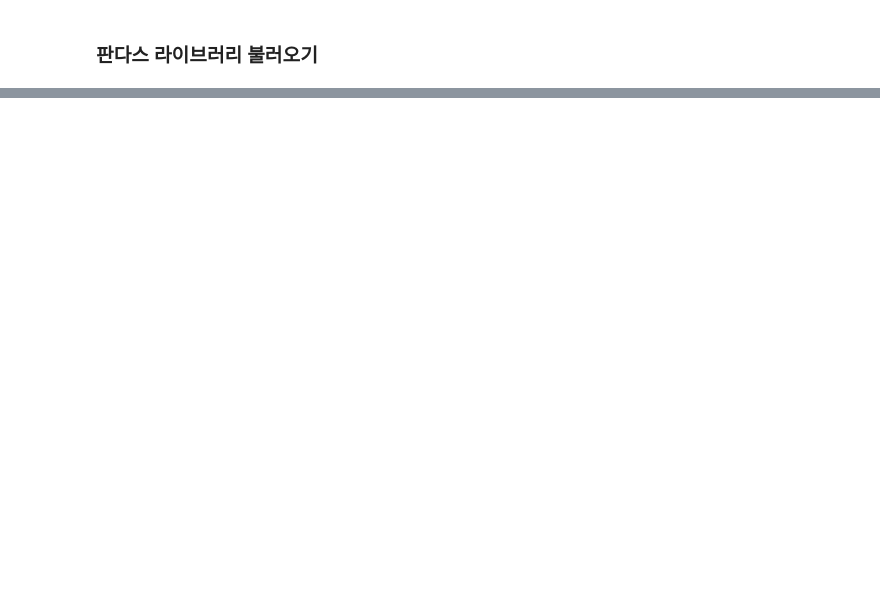
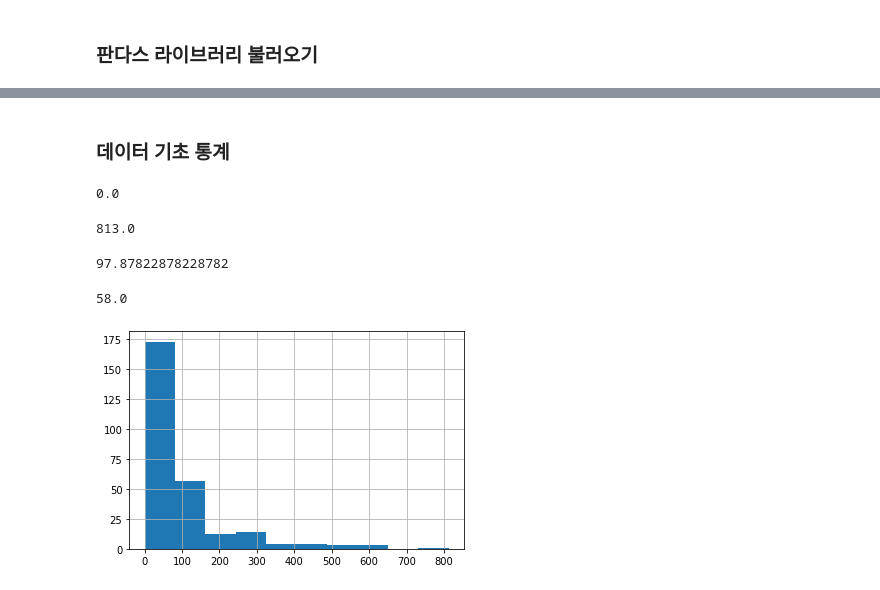
Before and after one commit to sagelab4data/HyundaiHigh_1, a Jupyter notebook: Day2_data_analysis_basic_1.ipynb, the cells around one changed output, grey strips where cells are left out. Cells and saved outputs as stored; diff of their text form; code cells hidden in the pictures; blank space fills up the shorter version.

```diff
--- a/Day2_data_analysis_basic_1.ipynb
+++ b/Day2_data_analysis_basic_1.ipynb
@@ -1060,0 +295,22 @@ corona_area = temp_area
+# %% [markdown]
+### 데이터 기초 통계
+# %%
+corona_new.min()
+# %% [output]
+0.0
+# %%
+corona_new.max()
+# %% [output]
+813.0
+# %%
+corona_new.mean()
+# %% [output]
+97.87822878228782
+# %%
+corona_new.median()
+# %% [output]
+58.0
+# %%
+corona_new.hist();
+# %% [output]
+[figure, added]
```
Also changed, not shown: parts of 268 cells of this notebook.
